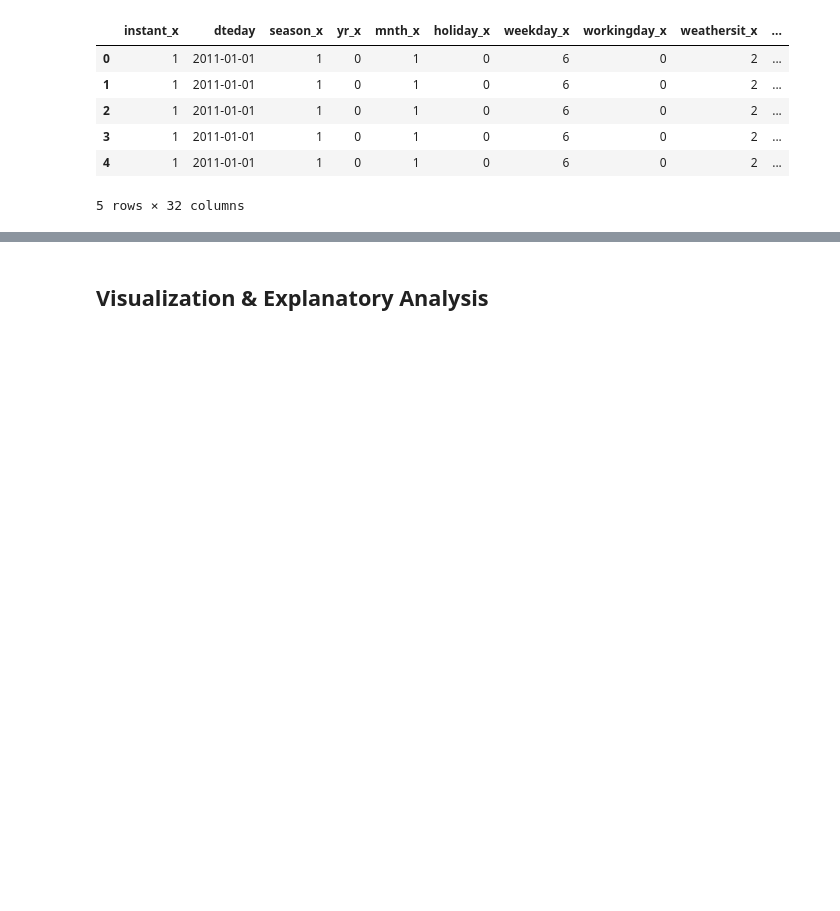
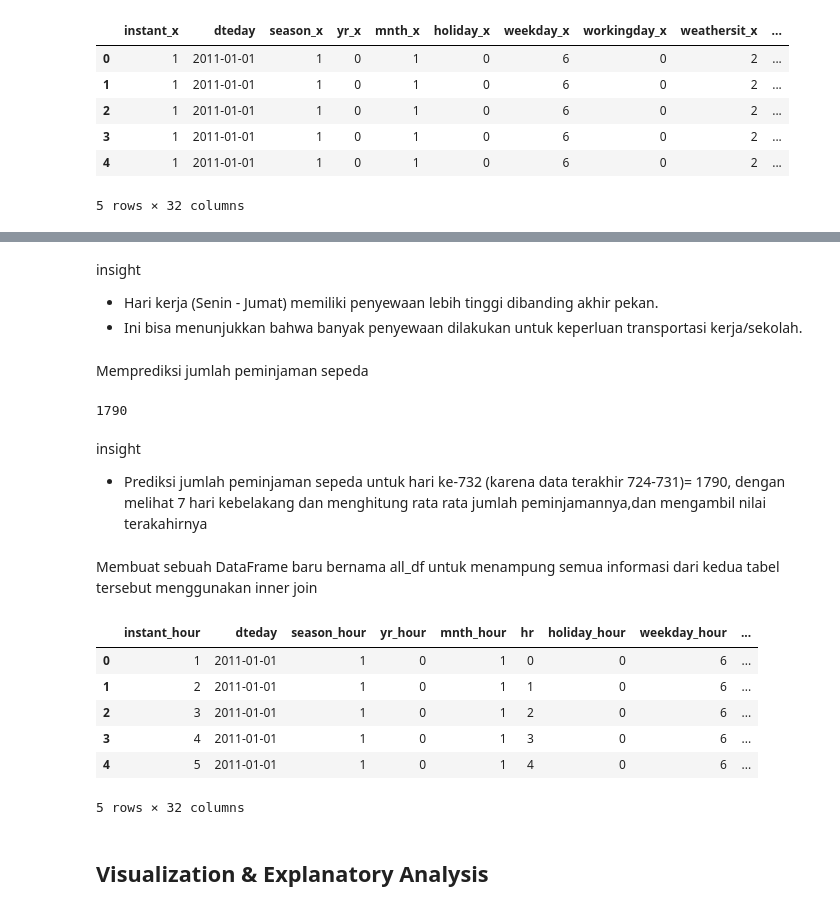
Before and after one commit to MuhammadRizki1303/Bike_Sharing_Dataset_Data_Analysis, a Jupyter notebook: Proyek_Analisis_Data.ipynb, the cells around one changed output, grey strips where cells are left out. Cells and saved outputs as stored; diff of their text form; code cells hidden in the pictures; blank space fills up the shorter version.

Commit message:
perbaikan data gathering google colab

```diff
--- a/Proyek_Analisis_Data.ipynb
+++ b/Proyek_Analisis_Data.ipynb
@@ -338,3 +558,44 @@ hours_df.describe(include="all")
+# %% [markdown]
+insight
+- Hari kerja (Senin - Jumat) memiliki penyewaan lebih tinggi dibanding akhir
+  pekan.
+- Ini bisa menunjukkan bahwa banyak penyewaan dilakukan untuk keperluan
+  transportasi kerja/sekolah.
+# %% [markdown]
+Memprediksi jumlah peminjaman sepeda
+# %%
+# permisalan
+# Misalkan df sudah memiliki data dengan kolom 'dteday' dan 'cnt'
+df = day_df.copy()
+
+# Data diurutkan berdasarkan tanggal
+df = df.sort_values(by="dteday")
+df["moving_avg_7"] = df["cnt"].rolling(window=7).mean()
+
+# Prediksi jumlah peminjaman untuk hari berikutnya (hari ke-31)
+predicted_rental = df["moving_avg_7"].iloc[-1]
+
+print(f"{predicted_rental:.0f}")
+# %% [output]
+1790
+# %% [markdown]
+insight
+- Prediksi jumlah peminjaman sepeda untuk hari ke-732 (karena data terakhir 724-731)= 1790, dengan melihat 7 hari kebelakang dan menghitung rata rata jumlah peminjamannya,dan mengambil   nilai terakahirnya
+# %% [markdown]
+Membuat sebuah DataFrame baru bernama all_df untuk menampung semua informasi dari kedua tabel tersebut menggunakan inner join
+# %%
+# Penggabungan day_df dengan hours_df berdasarkan tanggal (dteday)
+all_df = hours_df.merge(day_df, on="dteday", suffixes=("_hour", "_day"))
+
+all_df.head()
+# %% [output]
+|  | instant_hour | dteday | season_hour | yr_hour | mnth_hour | hr | holiday_hour | weekday_hour | ... |
+| 0 | 1 | 2011-01-01 | 1 | 0 | 1 | 0 | 0 | 6 | ... |
+| 1 | 2 | 2011-01-01 | 1 | 0 | 1 | 1 | 0 | 6 | ... |
+| 2 | 3 | 2011-01-01 | 1 | 0 | 1 | 2 | 0 | 6 | ... |
+| 3 | 4 | 2011-01-01 | 1 | 0 | 1 | 3 | 0 | 6 | ... |
+| 4 | 5 | 2011-01-01 | 1 | 0 | 1 | 4 | 0 | 6 | ... |
+5 rows × 32 columns
 # %% [markdown]
 ## Visualization & Explanatory Analysis
 # %% [markdown]
```
Also changed, not shown: parts of 38 cells of this notebook, 7 other files.
